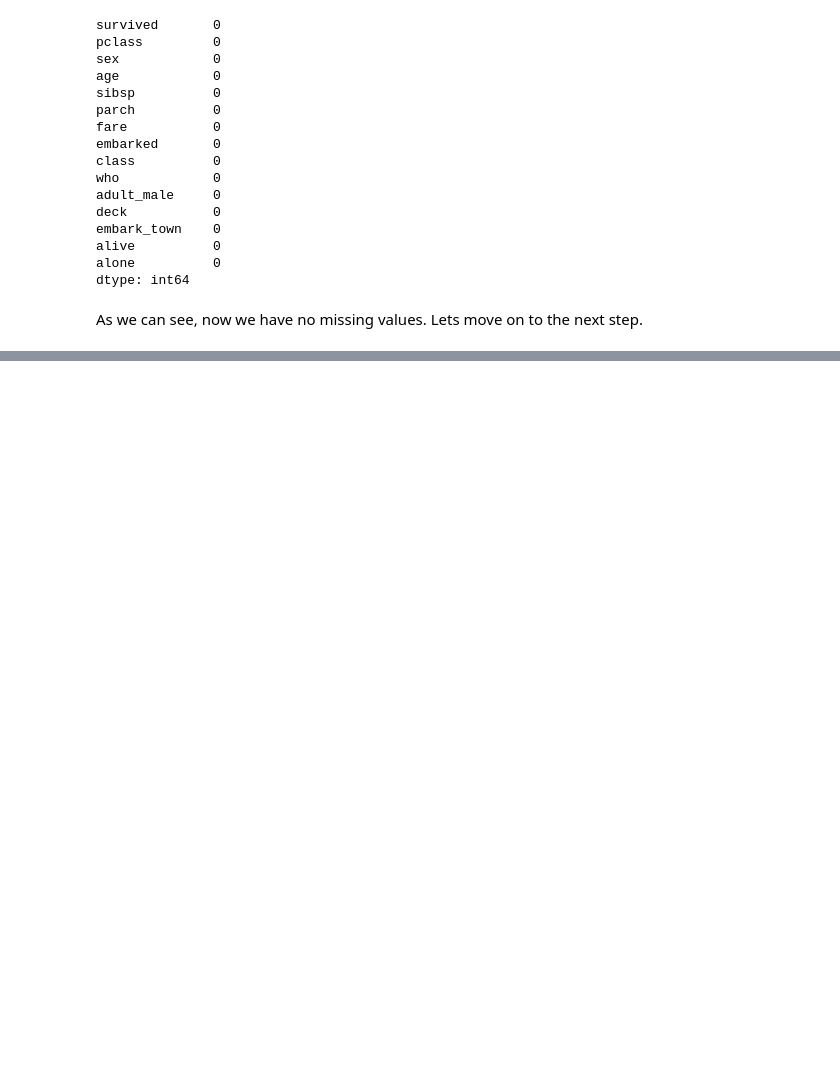
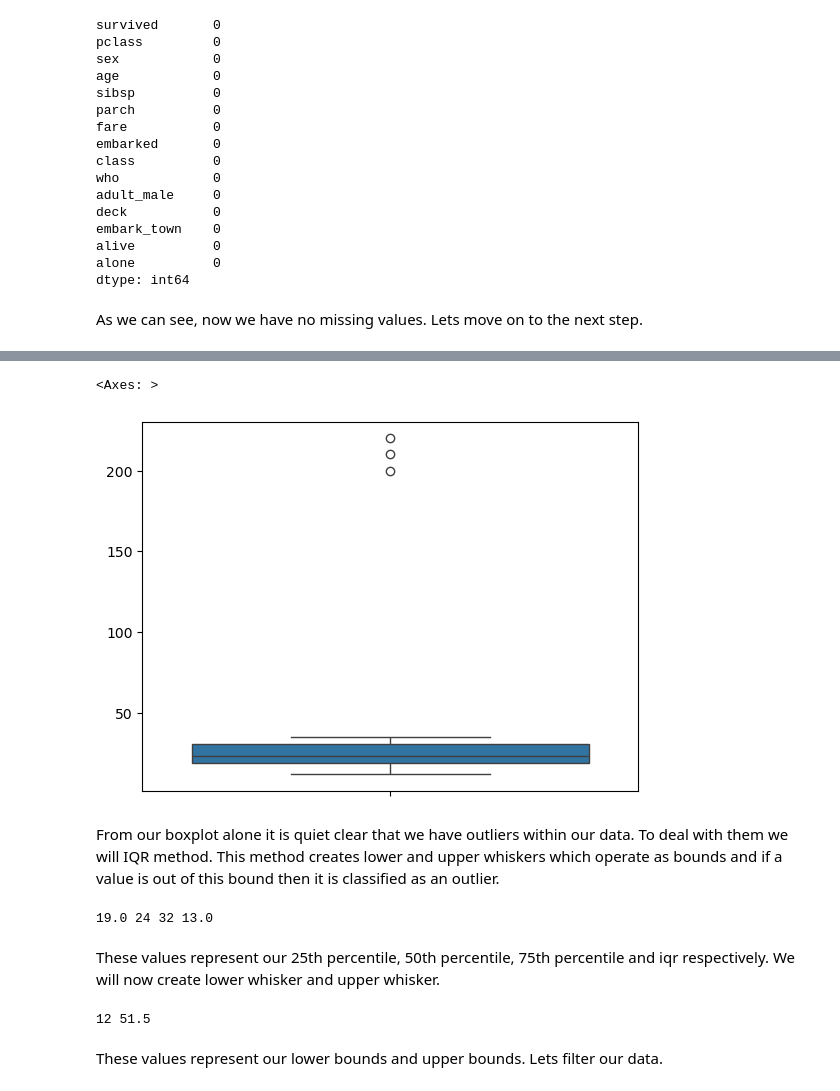
Before and after one commit to itsanishsingh/task-feature-handling, a Jupyter notebook: task_feature_handling.ipynb, the cells around one changed output, grey strips where cells are left out. Cells and saved outputs as stored; diff of their text form; code cells hidden in the pictures; blank space fills up the shorter version.

```diff
--- a/task_feature_handling.ipynb
+++ b/task_feature_handling.ipynb
@@ -158,0 +219,46 @@ As we can see, now we have no missing values. Lets move on to the next step.
+# %%
+uncleaned_data = [12, 14, 15, 15, 16, 17, 18, 19, 20, 21, 21, 22, 22, 23, 23, 24, 25, 26, 27, 28, 29, 30, 31, 32, 33, 34, 35, 200, 210, 220]
+sns.boxplot(uncleaned_data)
+# %% [output]
+<Axes: >
+[figure, added]
+# %% [markdown]
+From our boxplot alone it is quiet clear that we have outliers within our data. To deal with them we will IQR method. This method creates lower and upper whiskers which operate as bounds and if a value is out of this bound then it is classified as an outlier.
+# %%
+def find_median(records, length):
+    if not length % 2:
+        median_index = int(length/2)
+        median = records[median_index]
+    else:
+        median_indexes = int(length/2), int(length/2) + 1
+        median = (records[median_indexes[0]] + records[median_indexes[0]]) / 2
+    return median
+
+def return_iqr(records, length):
+    q2_of_records = find_median(records, length)
+
+    q1_of_records = [ele for ele in records if ele < q2_of_records]
+    total_q1 = len(q1_of_records)
+    q1_median = find_median(q1_of_records, total_q1)
+
+    q3_of_records = [ele for ele in records if ele > q2_of_records]
+    total_q3 = len(q3_of_records)
+    q3_median = find_median(q3_of_records, total_q3)
+
+    return q1_median, q2_of_records, q3_median
+
+q1_median, q2_median, q3_median = return_iqr(uncleaned_data, len(uncleaned_data))
+iqr = q3_median - q1_median
+print(q1_median, q2_median, q3_median, iqr)
+# %% [output]
+19.0 24 32 13.0
+# %% [markdown]
+These values represent our 25th percentile, 50th percentile, 75th percentile and iqr respectively. We will now create lower whisker and upper whisker.
+# %%
+lw = max(min(uncleaned_data), q1_median - 1.5*iqr)
+uw = min(max(uncleaned_data), q3_median + 1.5*iqr)
+print(lw, uw)
+# %% [output]
+12 51.5
+# %% [markdown]
+These values represent our lower bounds and upper bounds. Lets filter our data.
```
Also changed, not shown: parts of 15 cells of this notebook.
